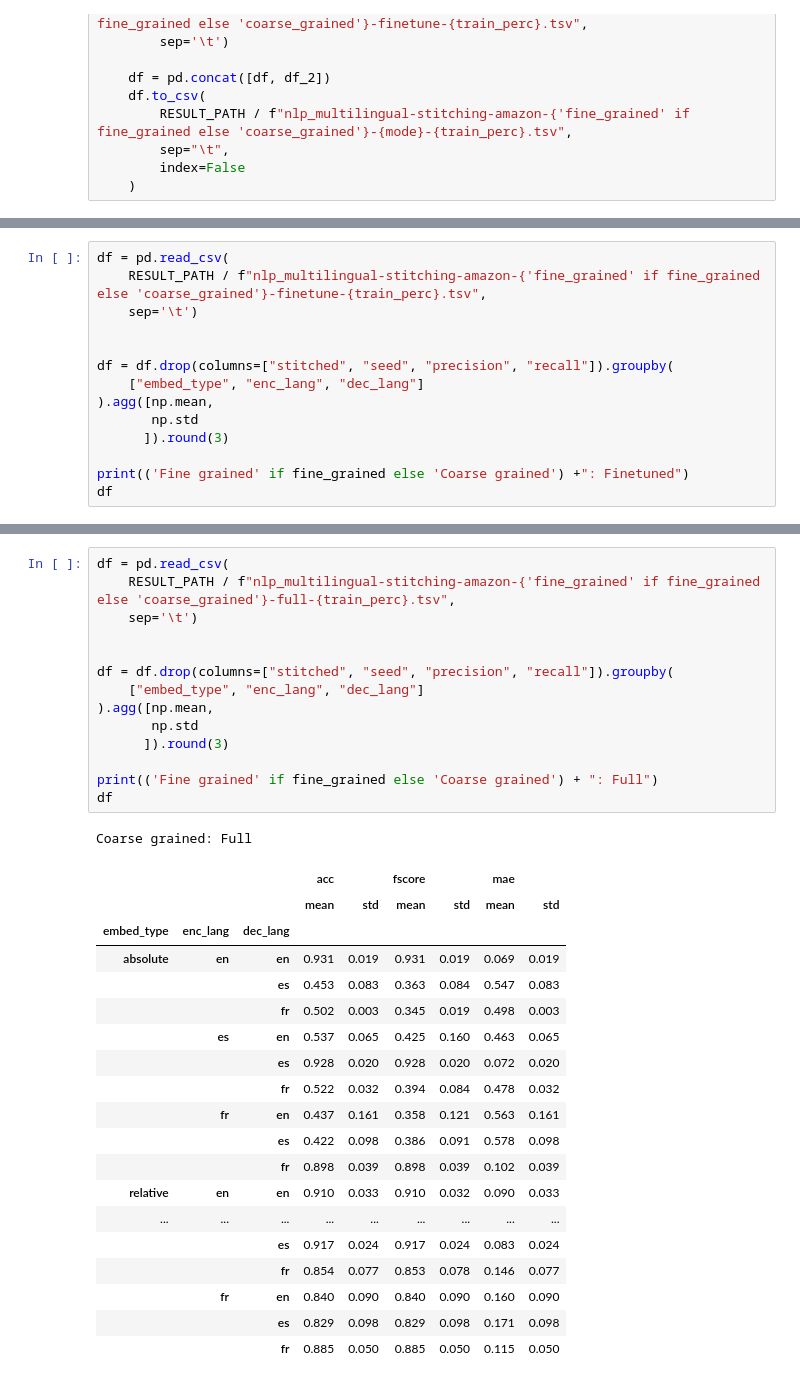
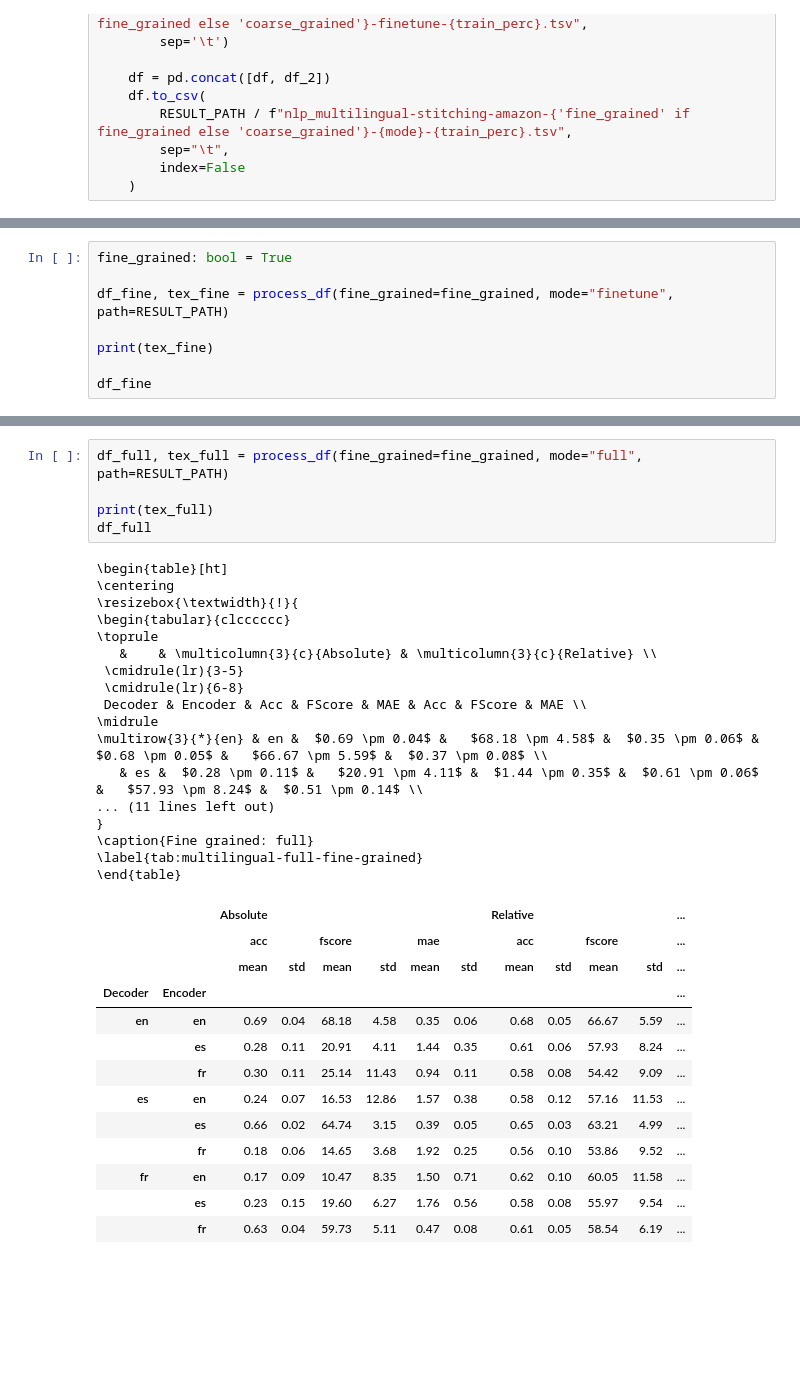
Before and after one commit to AGarciaCast/Topo_Reg_Relative_Rep, a Jupyter notebook: multilingual_stitching.ipynb, the cells around one changed output, grey strips where cells are left out. Cells and saved outputs as stored; diff of their text form; blank space fills up the shorter version.

```diff
--- a/multilingual_stitching.ipynb
+++ b/multilingual_stitching.ipynb
@@ -533,15 +498,9 @@ for mode in ["finetune", "full"]:
 # %%
-df = pd.read_csv(
-    RESULT_PATH / f"nlp_multilingual-stitching-amazon-{'fine_grained' if fine_grained else 'coarse_grained'}-finetune-{train_perc}.tsv",
-    sep='\t')
+fine_grained: bool = True
 
+df_fine, tex_fine = process_df(fine_grained=fine_grained, mode="finetune", path=RESULT_PATH)
 
-df = df.drop(columns=["stitched", "seed", "precision", "recall"]).groupby(
-    ["embed_type", "enc_lang", "dec_lang"]
-).agg([np.mean,
-       np.std
-      ]).round(3)
+print(tex_fine)
 
-print(('Fine grained' if fine_grained else 'Coarse grained') +": Finetuned")
-df
+df_fine
 # %% [output]
@@ -568,35 +537,36 @@ Coarse grained: Finetuned
 # %%
-df = pd.read_csv(
-    RESULT_PATH / f"nlp_multilingual-stitching-amazon-{'fine_grained' if fine_grained else 'coarse_grained'}-full-{train_perc}.tsv",
-    sep='\t')
+df_full, tex_full = process_df(fine_grained=fine_grained, mode="full", path=RESULT_PATH)
 
-
-df = df.drop(columns=["stitched", "seed", "precision", "recall"]).groupby(
-    ["embed_type", "enc_lang", "dec_lang"]
-).agg([np.mean,
-       np.std
-      ]).round(3)
-
-print(('Fine grained' if fine_grained else 'Coarse grained') + ": Full")
-df
+print(tex_full)
+df_full
 # %% [output]
-Coarse grained: Full
+\begin{table}[ht]
+\centering
+\resizebox{\textwidth}{!}{
+\begin{tabular}{clcccccc}
+\toprule
+   &    & \multicolumn{3}{c}{Absolute} & \multicolumn{3}{c}{Relative} \\
+ \cmidrule(lr){3-5}
+ \cmidrule(lr){6-8}
+ Decoder & Encoder & Acc & FScore & MAE & Acc & FScore & MAE \\
+\midrule
+\multirow{3}{*}{en} & en &  $0.69 \pm 0.04$ &   $68.18 \pm 4.58$ &  $0.35 \pm 0.06$ &  $0.68 \pm 0.05$ &   $66.67 \pm 5.59$ &  $0.37 \pm 0.08$ \\
+   & es &  $0.28 \pm 0.11$ &   $20.91 \pm 4.11$ &  $1.44 \pm 0.35$ &  $0.61 \pm 0.06$ &   $57.93 \pm 8.24$ &  $0.51 \pm 0.14$ \\
+... (11 lines left out)
+}
+\caption{Fine grained: full}
+\label{tab:multilingual-full-fine-grained}
+\end{table}
-|  |  |  | acc |  | fscore |  | mae |  |
-|  |  |  | mean | std | mean | std | mean | std |
-| embed_type | enc_lang | dec_lang |  |  |  |  |  |  |
-| absolute | en | en | 0.931 | 0.019 | 0.931 | 0.019 | 0.069 | 0.019 |
-|  |  | es | 0.453 | 0.083 | 0.363 | 0.084 | 0.547 | 0.083 |
-|  |  | fr | 0.502 | 0.003 | 0.345 | 0.019 | 0.498 | 0.003 |
-|  | es | en | 0.537 | 0.065 | 0.425 | 0.160 | 0.463 | 0.065 |
-|  |  | es | 0.928 | 0.020 | 0.928 | 0.020 | 0.072 | 0.020 |
-|  |  | fr | 0.522 | 0.032 | 0.394 | 0.084 | 0.478 | 0.032 |
-|  | fr | en | 0.437 | 0.161 | 0.358 | 0.121 | 0.563 | 0.161 |
-|  |  | es | 0.422 | 0.098 | 0.386 | 0.091 | 0.578 | 0.098 |
-|  |  | fr | 0.898 | 0.039 | 0.898 | 0.039 | 0.102 | 0.039 |
-| relative | en | en | 0.910 | 0.033 | 0.910 | 0.032 | 0.090 | 0.033 |
-| ... | ... | ... | ... | ... | ... | ... | ... | ... |
-|  |  | es | 0.917 | 0.024 | 0.917 | 0.024 | 0.083 | 0.024 |
-|  |  | fr | 0.854 | 0.077 | 0.853 | 0.078 | 0.146 | 0.077 |
-|  | fr | en | 0.840 | 0.090 | 0.840 | 0.090 | 0.160 | 0.090 |
-|  |  | es | 0.829 | 0.098 | 0.829 | 0.098 | 0.171 | 0.098 |
-|  |  | fr | 0.885 | 0.050 | 0.885 | 0.050 | 0.115 | 0.050 |
+|  |  | Absolute |  |  |  |  |  | Relative |  |  |  | ... |
+|  |  | acc |  | fscore |  | mae |  | acc |  | fscore |  | ... |
+|  |  | mean | std | mean | std | mean | std | mean | std | mean | std | ... |
+| Decoder | Encoder |  |  |  |  |  |  |  |  |  |  | ... |
+| en | en | 0.69 | 0.04 | 68.18 | 4.58 | 0.35 | 0.06 | 0.68 | 0.05 | 66.67 | 5.59 | ... |
+|  | es | 0.28 | 0.11 | 20.91 | 4.11 | 1.44 | 0.35 | 0.61 | 0.06 | 57.93 | 8.24 | ... |
+|  | fr | 0.30 | 0.11 | 25.14 | 11.43 | 0.94 | 0.11 | 0.58 | 0.08 | 54.42 | 9.09 | ... |
+| es | en | 0.24 | 0.07 | 16.53 | 12.86 | 1.57 | 0.38 | 0.58 | 0.12 | 57.16 | 11.53 | ... |
+|  | es | 0.66 | 0.02 | 64.74 | 3.15 | 0.39 | 0.05 | 0.65 | 0.03 | 63.21 | 4.99 | ... |
+|  | fr | 0.18 | 0.06 | 14.65 | 3.68 | 1.92 | 0.25 | 0.56 | 0.10 | 53.86 | 9.52 | ... |
+| fr | en | 0.17 | 0.09 | 10.47 | 8.35 | 1.50 | 0.71 | 0.62 | 0.10 | 60.05 | 11.58 | ... |
+|  | es | 0.23 | 0.15 | 19.60 | 6.27 | 1.76 | 0.56 | 0.58 | 0.08 | 55.97 | 9.54 | ... |
+|  | fr | 0.63 | 0.04 | 59.73 | 5.11 | 0.47 | 0.08 | 0.61 | 0.05 | 58.54 | 6.19 | ... |
```
Also changed, not shown: parts of 5 cells of this notebook, 4 other files.
